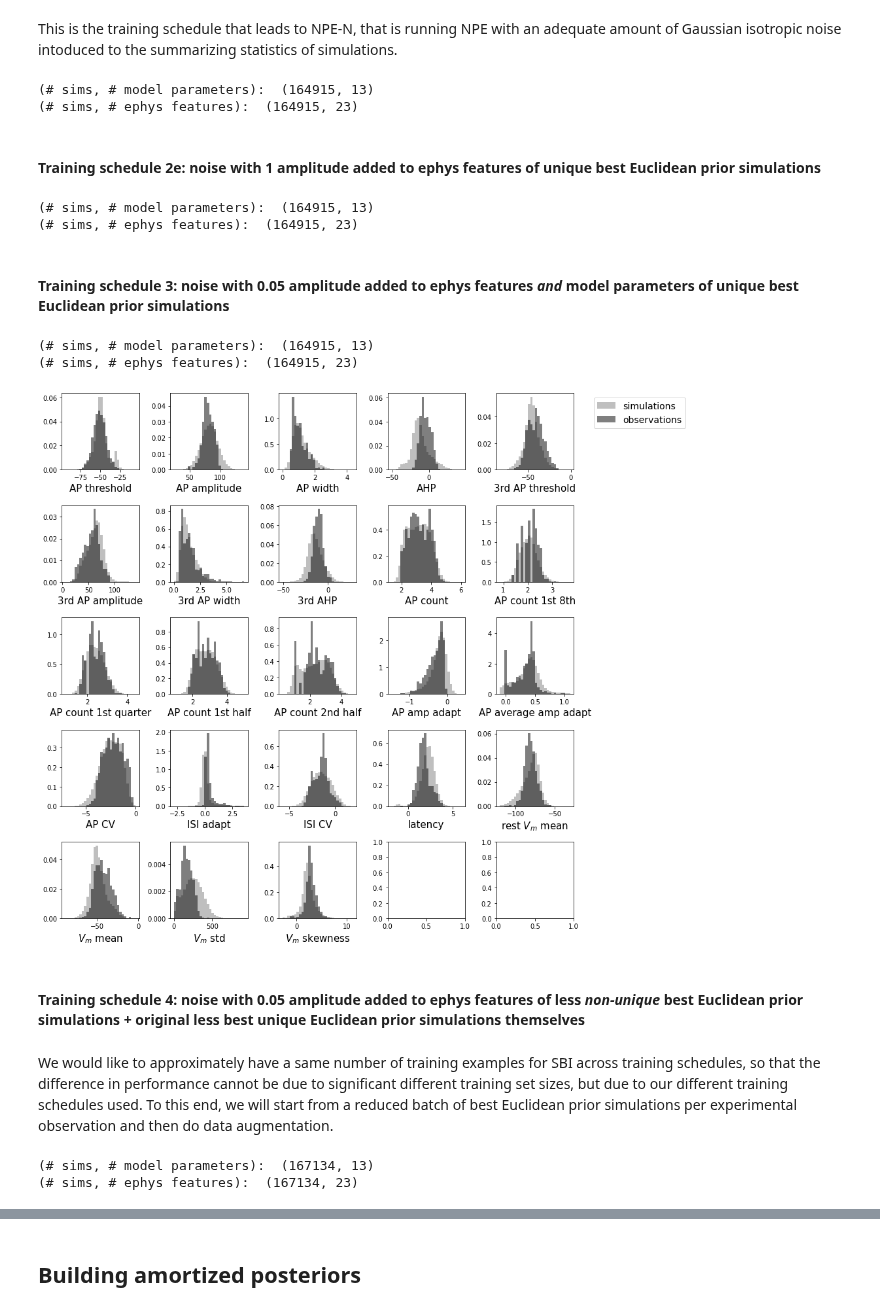
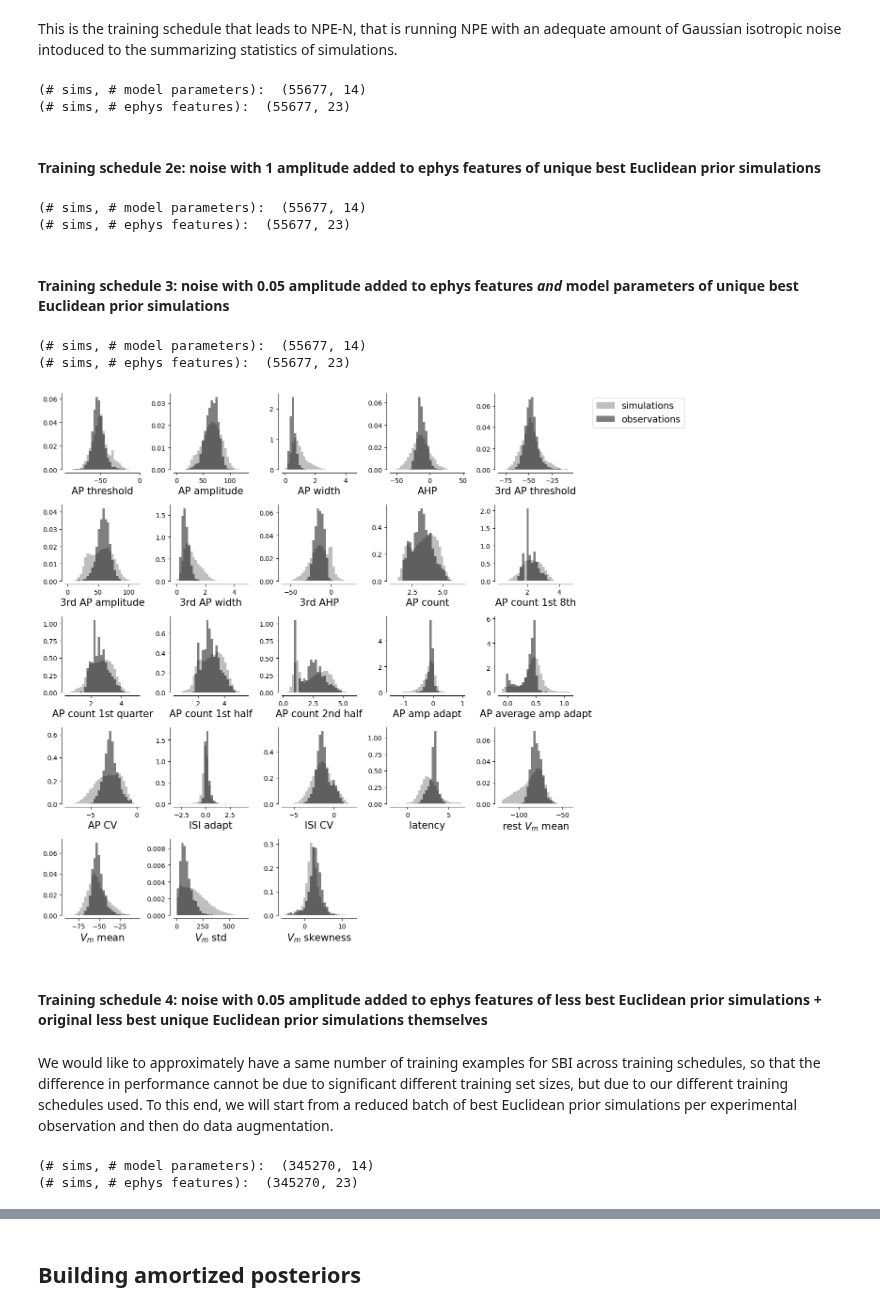
Before and after one commit to berenslab/hh_sbi, a Jupyter notebook: code/build_amortized_posteriors.ipynb, the cells around one changed output, grey strips where cells are left out. Cells and saved outputs as stored; diff of their text form; code cells hidden in the pictures.

```diff
--- a/code/build_amortized_posteriors.ipynb
+++ b/code/build_amortized_posteriors.ipynb
@@ -234,8 +280,8 @@ training_schedules['2a'].update({'theta':theta_tr, 'stats':stats_tr})
 # %%
 fig, axes = plt.subplots(5, 5, figsize = (14, 12))
 xlabelfontsize=15
-for i, ax in enumerate(axes.reshape(-1)[:len(ephys_features[:-4])]):
-        ax.hist([Xo[ephys_features[i]].values,
+for i, ax in enumerate(axes.reshape(-1)[feature_list]):
+        ax.hist([D[ephys_features[i]].values,
                  stats_tr[:,i][(stats_tr[:,i]>limits[ephys_features[i]][0])&\
                                (stats_tr[:,i]<limits[ephys_features[i]][1])]],
                 color=['black', 'grey'], alpha=0.5, bins=30, density=True, histtype='stepfilled', \
@@ -243,8 +289,8 @@ for i, ax in enumerate(axes.reshape(-1)[:len(ephys_features[:-4])]):
         ax.set_xlabel(ephys_features[i], fontsize=xlabelfontsize)
         if i==4:
             ax.legend(fontsize=14, bbox_to_anchor=(1.2, 1))
-
-for ax in axes.reshape(-1)[len(ephys_features):]:
+        adjust_spines(ax,['bottom', 'left'])
+for ax in axes.reshape(-1)[feature_list[-1]+1:]:
     ax.set_xticks([])
     ax.set_yticks([])
     sns.despine(ax=ax, left=True, bottom=True)
@@ -254,8 +300,8 @@ plt.tight_layout()
 # %% [markdown]
 #### Training schedule 2b: noise with 0.01 amplitude added to ephys features of unique best Euclidean prior simulations
 # %%
-theta_tr = np.load('./save_sims/best_{}_Euclidean_sims.npz'.format(N_closest))['theta']
-stats_tr = np.load('./save_sims/best_{}_Euclidean_sims.npz'.format(N_closest))['stats']
+theta_tr = np.load('./save_sims/best_{}_Euclidean_sims_{}.npz'.format(N_closest, ds))['theta']
+stats_tr = np.load('./save_sims/best_{}_Euclidean_sims_{}.npz'.format(N_closest, ds))['stats']
 _, unique_tr_ids=np.unique(np.sum(stats_tr, axis=1),return_index=True)
 theta_tr=theta_tr[unique_tr_ids,:]
 stats_tr=stats_tr[unique_tr_ids,:]
@@ -277,8 +323,8 @@ training_schedules['2b'].update({'theta':theta_tr, 'stats':stats_tr})
 # %%
 fig, axes = plt.subplots(5, 5, figsize = (14, 12))
 xlabelfontsize=15
-for i, ax in enumerate(axes.reshape(-1)[:len(ephys_features[:-4])]):
-        ax.hist([Xo[ephys_features[i]].values,
+for i, ax in enumerate(axes.reshape(-1)[feature_list]):
+        ax.hist([D[ephys_features[i]].values,
                  stats_tr[:,i][(stats_tr[:,i]>limits[ephys_features[i]][0])&\
                                (stats_tr[:,i]<limits[ephys_features[i]][1])]],
                 color=['black', 'grey'], alpha=0.5, bins=30, density=True, histtype='stepfilled', \
@@ -286,8 +332,8 @@ for i, ax in enumerate(axes.reshape(-1)[:len(ephys_features[:-4])]):
         ax.set_xlabel(ephys_features[i], fontsize=xlabelfontsize)
         if i==4:
             ax.legend(fontsize=14, bbox_to_anchor=(1.2, 1))
-
-for ax in axes.reshape(-1)[len(ephys_features):]:
+        adjust_spines(ax,['bottom', 'left'])
+for ax in axes.reshape(-1)[feature_list[-1]+1:]:
     ax.set_xticks([])
     ax.set_yticks([])
     sns.despine(ax=ax, left=True, bottom=True)
@@ -322,8 +368,8 @@ training_schedules['2c'].update({'theta':theta_tr, 'stats':stats_tr})
 # %% [markdown]
 This is the training schedule that leads to NPE-N, that is running NPE with an adequate amount of Gaussian isotropic noise intoduced to the summarizing statistics of simulations.
 # %%
-theta_tr = np.load('./save_sims/best_{}_Euclidean_sims.npz'.format(N_closest))['theta']
-stats_tr = np.load('./save_sims/best_{}_Euclidean_sims.npz'.format(N_closest))['stats']
+theta_tr = np.load('./save_sims/best_{}_Euclidean_sims_{}.npz'.format(N_closest, ds))['theta']
+stats_tr = np.load('./save_sims/best_{}_Euclidean_sims_{}.npz'.format(N_closest, ds))['stats']
 _, unique_tr_ids=np.unique(np.sum(stats_tr, axis=1),return_index=True)
 theta_tr=theta_tr[unique_tr_ids,:]
 stats_tr=stats_tr[unique_tr_ids,:]
@@ -340,13 +386,13 @@ print('(# sims, # ephys features): ', stats_tr.shape)
 
 training_schedules['2d'].update({'theta':theta_tr, 'stats':stats_tr})
 # %% [output]
-(# sims, # model parameters):  (164915, 13)
-(# sims, # ephys features):  (164915, 23)
+(# sims, # model parameters):  (55677, 14)
+(# sims, # ephys features):  (55677, 23)
 # %% [markdown]
 #### Training schedule 2e: noise with 1 amplitude added to ephys features of unique best Euclidean prior simulations
 # %%
-theta_tr = np.load('./save_sims/best_{}_Euclidean_sims.npz'.format(N_closest))['theta']
-stats_tr = np.load('./save_sims/best_{}_Euclidean_sims.npz'.format(N_closest))['stats']
+theta_tr = np.load('./save_sims/best_{}_Euclidean_sims_{}.npz'.format(N_closest, ds))['theta']
+stats_tr = np.load('./save_sims/best_{}_Euclidean_sims_{}.npz'.format(N_closest, ds))['stats']
 _, unique_tr_ids=np.unique(np.sum(stats_tr, axis=1),return_index=True)
 theta_tr=theta_tr[unique_tr_ids,:]
 stats_tr=stats_tr[unique_tr_ids,:]
@@ -363,13 +409,13 @@ print('(# sims, # ephys features): ', stats_tr.shape)
 
 training_schedules['2e'].update({'theta':theta_tr, 'stats':stats_tr})
 # %% [output]
-(# sims, # model parameters):  (164915, 13)
-(# sims, # ephys features):  (164915, 23)
+(# sims, # model parameters):  (55677, 14)
+(# sims, # ephys features):  (55677, 23)
 # %% [markdown]
 #### Training schedule 3: noise with 0.05 amplitude added to ephys features *and* model parameters of unique best Euclidean prior simulations
 # %%
-theta_tr = np.load('./save_sims/best_{}_Euclidean_sims.npz'.format(N_closest))['theta']
-stats_tr = np.load('./save_sims/best_{}_Euclidean_sims.npz'.format(N_closest))['stats']
+theta_tr = np.load('./save_sims/best_{}_Euclidean_sims_{}.npz'.format(N_closest, ds))['theta']
+stats_tr = np.load('./save_sims/best_{}_Euclidean_sims_{}.npz'.format(N_closest, ds))['stats']
 _, unique_tr_ids=np.unique(np.sum(stats_tr, axis=1),return_index=True)
 theta_tr=theta_tr[unique_tr_ids,:]
 stats_tr=stats_tr[unique_tr_ids,:]
@@ -392,42 +438,42 @@ print('(# sims, # ephys features): ', stats_tr.shape)
 
 training_schedules['3'].update({'theta':theta_tr, 'stats':stats_tr})
 # %% [output]
-(# sims, # model parameters):  (164915, 13)
-(# sims, # ephys features):  (164915, 23)
+(# sims, # model parameters):  (55677, 14)
+(# sims, # ephys features):  (55677, 23)
 # %%
 fig, axes = plt.subplots(5, 5, figsize = (14, 12))
 xlabelfontsize=15
-for i, ax in enumerate(axes.reshape(-1)[:len(ephys_features[:-4])]):
-        ax.hist([Xo[ephys_features[i]].values,
+for i, ax in enumerate(axes.reshape(-1)[feature_list]):
+        ax.hist([D[ephys_features[i]].values,
                  stats_tr[:,i][(stats_tr[:,i]>limits[ephys_features[i]][0])&\
                                (stats_tr[:,i]<limits[ephys_features[i]][1])]],
                 color=['black', 'grey'], alpha=0.5, bins=30, density=True, histtype='stepfilled', \
                 label=[ 'observations', 'simulations'])
         ax.set_xlabel(ephys_features[i], fontsize=xlabelfontsize)
         if i==4:
             ax.legend(fontsize=14, bbox_to_anchor=(1.2, 1))
-
-for ax in axes.reshape(-1)[len(ephys_features):]:
+        adjust_spines(ax,['bottom', 'left'])
+for ax in axes.reshape(-1)[feature_list[-1]+1:]:
     ax.set_xticks([])
     ax.set_yticks([])
     sns.despine(ax=ax, left=True, bottom=True)
 plt.tight_layout()
 # %% [output]
-[figure, old version]
+[figure, new version]
 # %% [markdown]
-#### Training schedule 4: noise with 0.05 amplitude added to ephys features of less *non-unique* best Euclidean prior simulations + original less best unique Euclidean prior simulations themselves
+#### Training schedule 4: noise with 0.05 amplitude added to ephys features of less best Euclidean prior simulations + original less best unique Euclidean prior simulations themselves
 # %% [markdown]
 We would like to approximately have a same number of training examples for SBI across training schedules, so that the difference in performance cannot be due to significant different training set sizes, but due to our different training schedules used. To this end, we will start from a reduced batch of best Euclidean prior simulations per experimental observation and then do data augmentation.
 # %%
-theta_tr = np.load('./save_sims/best_{}_Euclidean_sims.npz'.format(N_closest))['theta']
-stats_tr = np.load('./save_sims/best_{}_Euclidean_sims.npz'.format(N_closest))['stats']
-theta_tr=np.reshape(theta_tr, (N_closest, Xo.shape[0], len(model_param_names)))
-stats_tr=np.reshape(stats_tr, (N_closest, Xo.shape[0], len(ephys_features[:-4])))
+theta_tr = np.load('./save_sims/best_{}_Euclidean_sims_{}.npz'.format(N_closest, ds))['theta']
+stats_tr = np.load('./save_sims/best_{}_Euclidean_sims_{}.npz'.format(N_closest, ds))['stats']
+theta_tr=np.reshape(theta_tr, (N_closest, D.shape[0], len(model_param_names)))
+stats_tr=np.reshape(stats_tr, (N_closest, D.shape[0], feature_list[-1]+1))
 N_closest_new=69
 theta_tr=theta_tr[:N_closest_new,:,:]
 stats_tr=stats_tr[:N_closest_new,:,:]
-theta_tr=np.reshape(theta_tr, (N_closest_new*Xo.shape[0], len(model_param_names)))
-stats_tr=np.reshape(stats_tr, (N_closest_new*Xo.shape[0], len(ephys_features[:-4])))
+theta_tr=np.reshape(theta_tr, (N_closest_new*D.shape[0], len(model_param_names)))
+stats_tr=np.reshape(stats_tr, (N_closest_new*D.shape[0], feature_list[-1]+1))
 eps=0.05 # noise amplitude
 noise_stats=np.random.multivariate_normal(np.zeros((stats_tr.shape[1])),
                                     eps*np.diag(stats_tr.std(axis=0)),
@@ -457,8 +503,8 @@ print('(# sims, # ephys features): ', stats_tr.shape)
 
 training_schedules['4'].update({'theta':theta_tr, 'stats':stats_tr})
 # %% [output]
-(# sims, # model parameters):  (167134, 13)
-(# sims, # ephys features):  (167134, 23)
+(# sims, # model parameters):  (345270, 14)
+(# sims, # ephys features):  (345270, 23)
 # %%
 fig, axes = plt.subplots(5, 5, figsize = (14, 12))
 xlabelfontsize=15
```
Also changed, not shown: parts of 34 cells of this notebook, 2 other files.
